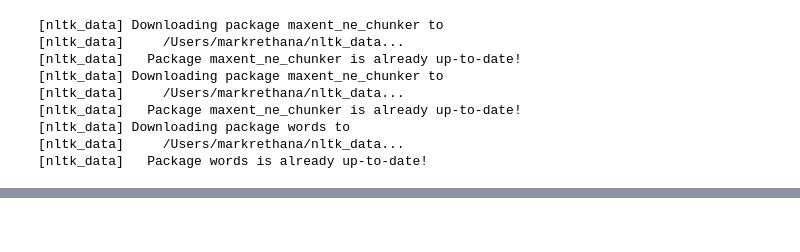
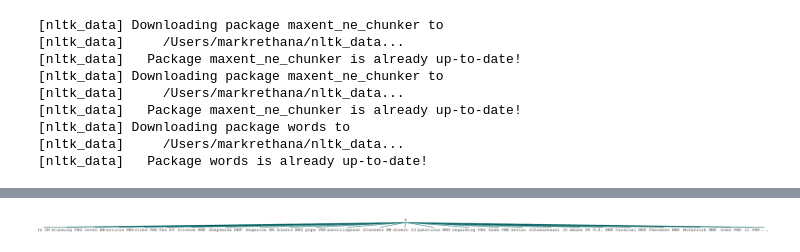
Before and after one commit to mrethana/news_bias_final, a Jupyter notebook: Jupyter_Testing/EDA.ipynb, the cells around one changed output, grey strips where cells are left out. Saved outputs shown, nothing was run; the diff lists cells and outputs as text; code cells hidden in the pictures; blank space fills up the shorter version.

```diff
--- a/Jupyter_Testing/EDA.ipynb
+++ b/Jupyter_Testing/EDA.ipynb
@@ -108,3 +428,12 @@ def pull_all_subjects(corpus_text):
         counter +=1
         print(counter)
     return main_subject, subject_two
+# %%
+breit_df = (df[(df.source_name == 'Breitbart News')])
+clean_doc = clean_document(list(breit_df.text)[1])
+freq_nouns = get_frequent_nouns(clean_doc)
+tokenized_sent = tokenize_sentences(clean_doc)
+tagged_sents = tag_parts_of_sentences(tokenized_sent)
+entities, top_10_ent = recognize_entities(tagged_sents)
+subj_nouns = subject_nouns(top_10_ent,freq_nouns)
+# x = nltk.ne_chunk(tagged_sents[1])
@@ -110,0 +452,5 @@ def pull_all_subjects(corpus_text):
+# %%
+result = cp.parse(tagged_sents[0])
+result
+# %% [output]
+[figure, added]
```
Also changed, not shown: parts of 106 cells of this notebook, 2 other files.
